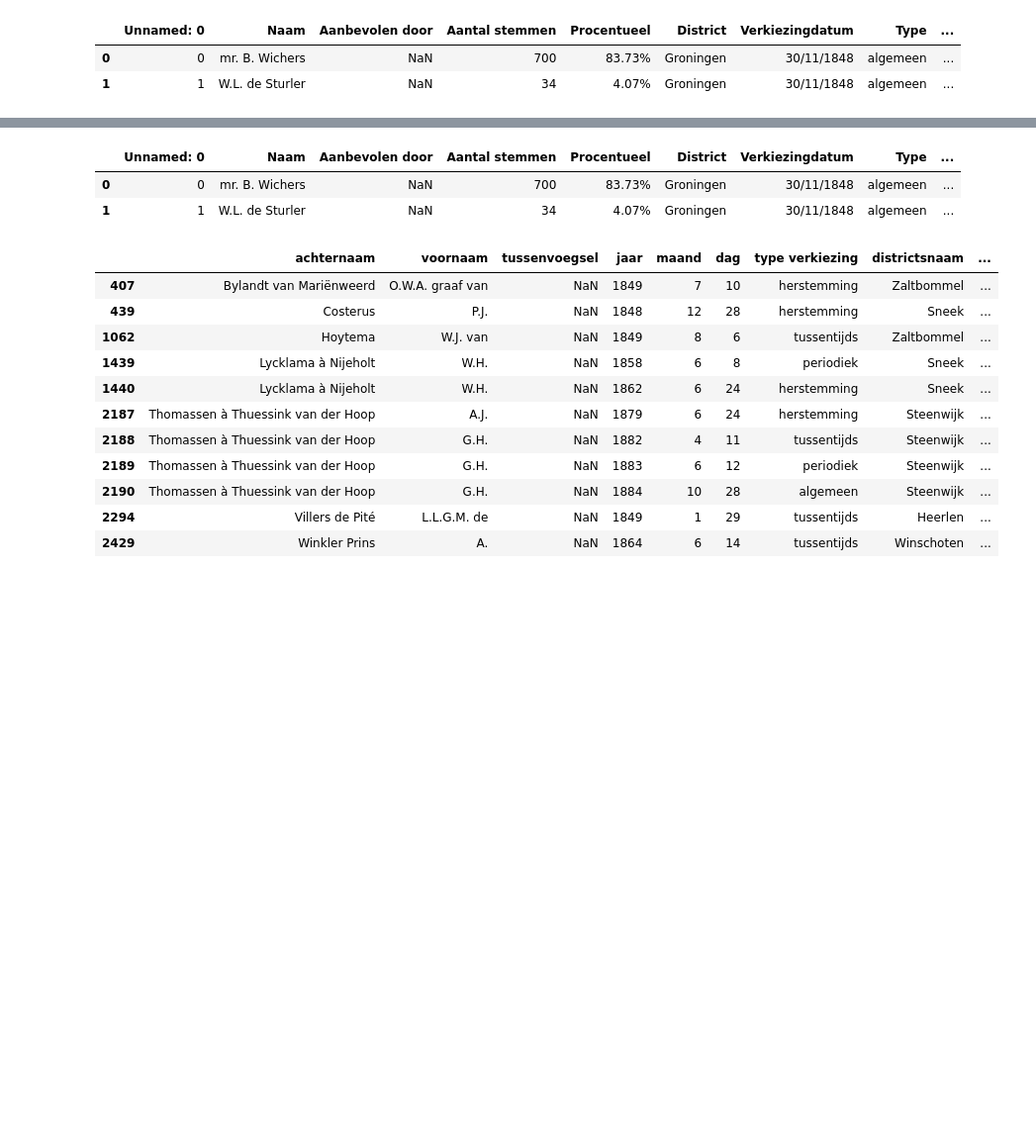
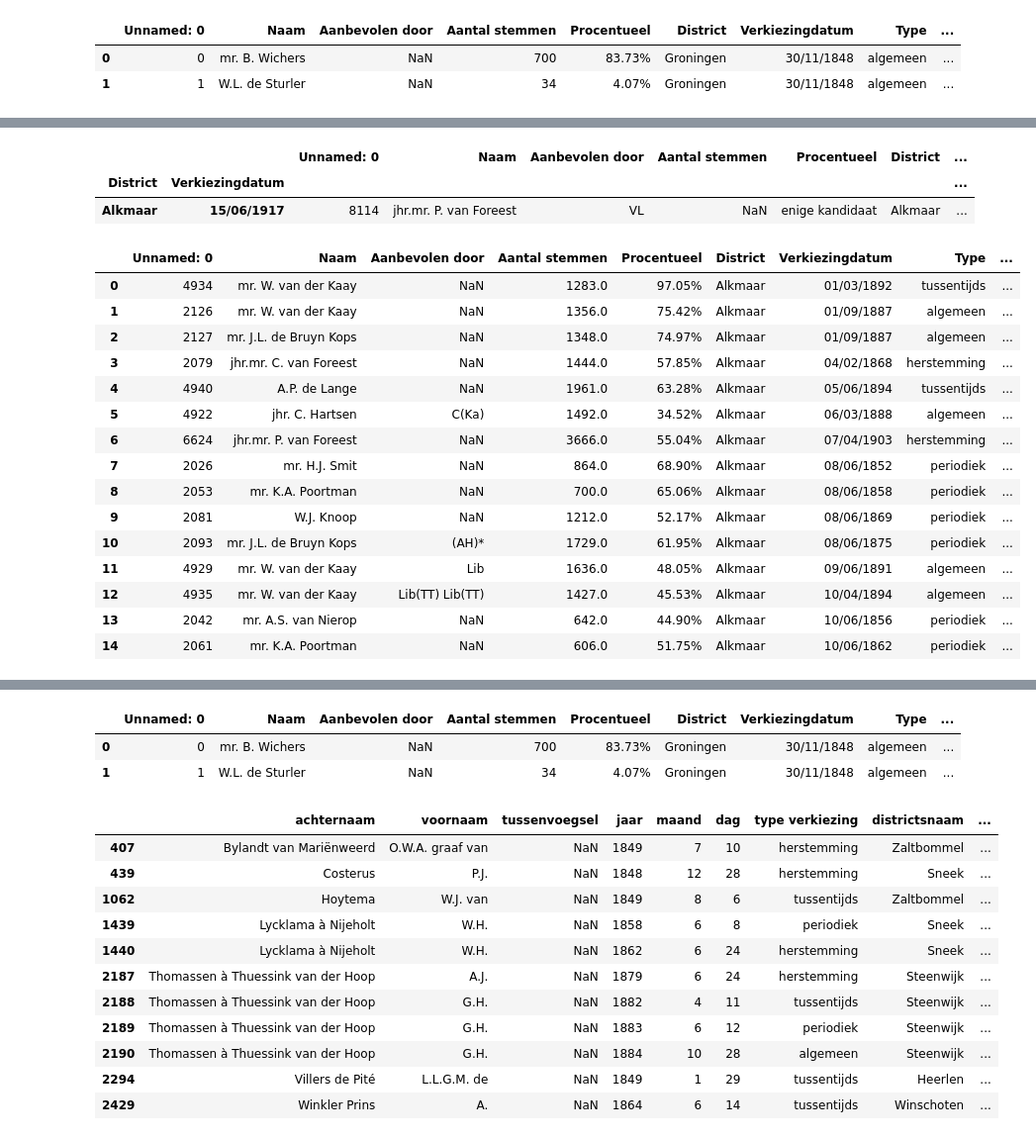
Before and after one commit to basm92/Polrents, a Jupyter notebook: Code/data_to_analysis.ipynb, the cells around one changed output, grey strips where cells are left out. Shown at 99% size. Cells and saved outputs as stored; diff of their text form; code cells hidden in the pictures; blank space fills up the shorter version.

```diff
--- a/Code/data_to_analysis.ipynb
+++ b/Code/data_to_analysis.ipynb
@@ -74,3 +86,9 @@ all_candidates_elections.head(2)
 |  | Unnamed: 0 | Naam | Aanbevolen door | Aantal stemmen | Procentueel | District | Verkiezingdatum | Type | ... |
 | 0 | 0 | mr. B. Wichers | NaN | 700 | 83.73% | Groningen | 30/11/1848 | algemeen | ... |
 | 1 | 1 | W.L. de Sturler | NaN | 34 | 4.07% | Groningen | 30/11/1848 | algemeen | ... |
+# %%
+# Extract the number of seats for each elections from the allelected df
+hoeveelzetels = allelected.groupby(['District','Verkiezingdatum'])['zetels'].mean()
+hoeveelzetels.head(2)
+
+hoeveelzetels["Alkmaar"]["01/03/1892"]
@@ -76,0 +97,12 @@ all_candidates_elections.head(2)
+# %%
+def to_int(x):
+    try:
+        return int(x)
+    except:
+        return None
+
+all_candidates_elections['Aantal stemmen'] = all_candidates_elections['Aantal stemmen'].apply(to_int)
+# %%
+grouped_allelec = all_candidates_elections.groupby(['District', 'Verkiezingdatum']).apply(lambda x : x.sort_values(['Aantal stemmen'], ascending = False))
+grouped_allelec = grouped_allelec.reset_index(level=-1, drop=True)
+grouped_allelec
@@ -76,0 +124,48 @@ all_candidates_elections.head(2)
+# %%
+a = grouped_allelec.loc[("Alkmaar", "15/06/1917")]
+a
+# %% [output]
+|  |  | Unnamed: 0 | Naam | Aanbevolen door | Aantal stemmen | Procentueel | District | ... |
+| District | Verkiezingdatum |  |  |  |  |  |  | ... |
+| Alkmaar | 15/06/1917 | 8114 | jhr.mr. P. van Foreest | VL | NaN | enige kandidaat | Alkmaar | ... |
+# %%
+# Brief outline togo chto ja xochu
+
+allwinners = []
+
+for i in all_candidates_elections.groupby(['District', 'Verkiezingdatum']).groups:
+
+    cur_election = grouped_allelec.loc[(i[0], i[1])]
+
+    # Ischi skolko sideniy v dataframe hoeveelzetels i pishi eto v peremenuiu
+    try:
+        skolkosidenij = hoeveelzetels[i[0]][i[1]]
+    except:
+        skolkosidenij = cur_election['Aantal zetels'].iloc[0]
+    # Vybrat stolko nabliudenij skolko ukazano v tolkto chto cdelannoi peremennoy
+    try:
+        int(skolkosidenij)
+    except:
+        continue
+    cur_winners = cur_election.head(int(skolkosidenij))
+    allwinners.append(cur_winners)
+
+allwinners_df = pd.concat(allwinners).reset_index(drop=True)
+allwinners_df.head(15)
+# %% [output]
+|  | Unnamed: 0 | Naam | Aanbevolen door | Aantal stemmen | Procentueel | District | Verkiezingdatum | Type | ... |
+| 0 | 4934 | mr. W. van der Kaay | NaN | 1283.0 | 97.05% | Alkmaar | 01/03/1892 | tussentijds | ... |
+| 1 | 2126 | mr. W. van der Kaay | NaN | 1356.0 | 75.42% | Alkmaar | 01/09/1887 | algemeen | ... |
+| 2 | 2127 | mr. J.L. de Bruyn Kops | NaN | 1348.0 | 74.97% | Alkmaar | 01/09/1887 | algemeen | ... |
+| 3 | 2079 | jhr.mr. C. van Foreest | NaN | 1444.0 | 57.85% | Alkmaar | 04/02/1868 | herstemming | ... |
+| 4 | 4940 | A.P. de Lange | NaN | 1961.0 | 63.28% | Alkmaar | 05/06/1894 | tussentijds | ... |
+| 5 | 4922 | jhr. C. Hartsen | C(Ka) | 1492.0 | 34.52% | Alkmaar | 06/03/1888 | algemeen | ... |
+| 6 | 6624 | jhr.mr. P. van Foreest | NaN | 3666.0 | 55.04% | Alkmaar | 07/04/1903 | herstemming | ... |
+| 7 | 2026 | mr. H.J. Smit | NaN | 864.0 | 68.90% | Alkmaar | 08/06/1852 | periodiek | ... |
+| 8 | 2053 | mr. K.A. Poortman | NaN | 700.0 | 65.06% | Alkmaar | 08/06/1858 | periodiek | ... |
+| 9 | 2081 | W.J. Knoop | NaN | 1212.0 | 52.17% | Alkmaar | 08/06/1869 | periodiek | ... |
+| 10 | 2093 | mr. J.L. de Bruyn Kops | (AH)* | 1729.0 | 61.95% | Alkmaar | 08/06/1875 | periodiek | ... |
+| 11 | 4929 | mr. W. van der Kaay | Lib | 1636.0 | 48.05% | Alkmaar | 09/06/1891 | algemeen | ... |
+| 12 | 4935 | mr. W. van der Kaay | Lib(TT) Lib(TT) | 1427.0 | 45.53% | Alkmaar | 10/04/1894 | algemeen | ... |
+| 13 | 2042 | mr. A.S. van Nierop | NaN | 642.0 | 44.90% | Alkmaar | 10/06/1856 | periodiek | ... |
+| 14 | 2061 | mr. K.A. Poortman | NaN | 606.0 | 51.75% | Alkmaar | 10/06/1862 | periodiek | ... |
```
Also changed, not shown: parts of 12 cells of this notebook.
